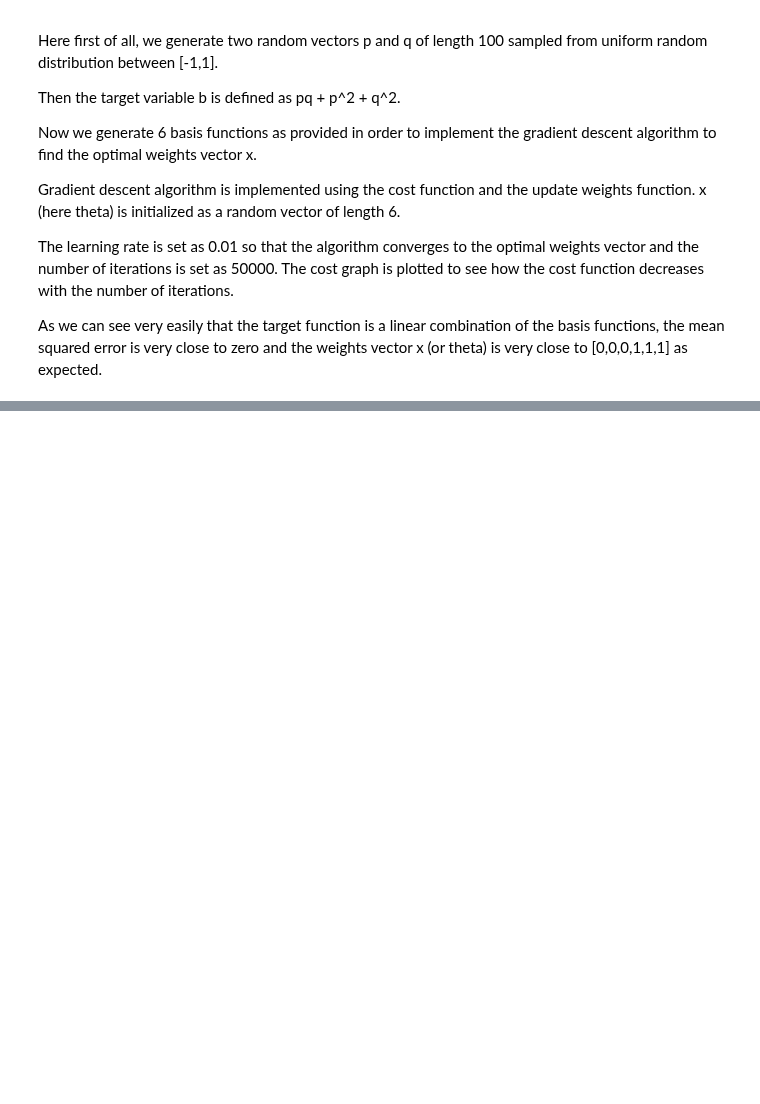
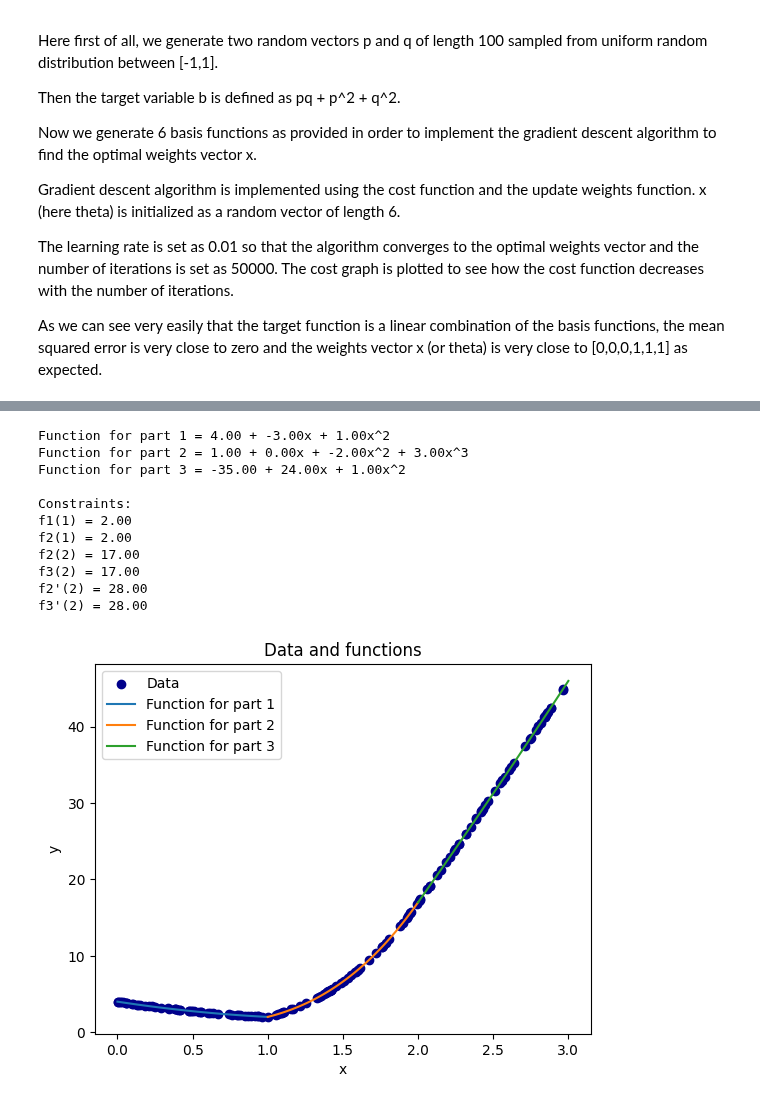
Before and after one commit to Baron105/ML-Assignments, a Jupyter notebook: AI61003/Assignment/final.ipynb, the cells around one changed output, grey strips where cells are left out. Cells and saved outputs as stored; diff of their text form; code cells hidden in the pictures; blank space fills up the shorter version.

```diff
--- a/AI61003/Assignment/final.ipynb
+++ b/AI61003/Assignment/final.ipynb
@@ -136,0 +158,73 @@ Mean Squared Error (MSE): 9.227715943160692e-28
+# %%
+# loading the data
+data = pd.read_csv("q9.csv")
+data = data.values
+
+# dividing the data into three parts
+part_1 = data[(data[:, 0] >= 0) & (data[:, 0] <= 1)]
+part_2 = data[(data[:, 0] > 1) & (data[:, 0] <= 2)]
+part_3 = data[(data[:, 0] > 2) & (data[:, 0] <= 3)]
+
+# defining the evaluation function
+def f(params, x):
+    return np.polyval(params, x)
+
+# least squares function for polynomial regression which returns the parameters
+def least_squares_poly(part, degree):
+    x = part[:, 0]
+    y = part[:, 1]
+    X = np.vander(x, degree + 1)
+
+    params = least_squares(X, y)
+    return params
+
+# calculating the parameters for the 3 parts
+params_1 = least_squares_poly(part_1, 2)
+params_2 = least_squares_poly(part_2, 3)
+params_3 = least_squares_poly(part_3, 2)
+
+# printing the functions
+print("Function for part 1 = {:.2f} + {:.2f}x + {:.2f}x^2".format(params_1[2], params_1[1], params_1[0]))
+print("Function for part 2 = {:.2f} + {:.2f}x + {:.2f}x^2 + {:.2f}x^3".format(params_2[3], params_2[2], params_2[1], params_2[0]))
+print("Function for part 3 = {:.2f} + {:.2f}x + {:.2f}x^2".format(params_3[2], params_3[1], params_3[0]))
+
+print("\nConstraints:")
+
+# check continuity
+print("f1(1) = {:.2f}".format(f(params_1, 1)))
+print("f2(1) = {:.2f}".format(f(params_2, 1)))
+print("f2(2) = {:.2f}".format(f(params_2, 2)))
+print("f3(2) = {:.2f}".format(f(params_3, 2)))
+
+# check differentiability
+print("f2'(2) = {:.2f}".format(f(np.polyder(params_2), 2)))
+print("f3'(2) = {:.2f}".format(f(np.polyder(params_3), 2)))
+
+# plotting the data and the functions to compare
+plt.scatter(data[:, 0], data[:, 1], label="Data", color="darkblue")
+
+x = np.linspace(0, 1, 100)
+plt.plot(x, f(params_1, x), label="Function for part 1")
+x = np.linspace(1, 2, 100)
+plt.plot(x, f(params_2, x), label="Function for part 2")
+x = np.linspace(2, 3, 100)
+plt.plot(x, f(params_3, x), label="Function for part 3")
+
+plt.title("Data and functions")
+plt.xlabel("x")
+plt.ylabel("y")
+plt.legend()
+plt.show()
+# %% [output]
+Function for part 1 = 4.00 + -3.00x + 1.00x^2
+Function for part 2 = 1.00 + 0.00x + -2.00x^2 + 3.00x^3
+Function for part 3 = -35.00 + 24.00x + 1.00x^2
+
+Constraints:
+f1(1) = 2.00
+f2(1) = 2.00
+f2(2) = 17.00
+f3(2) = 17.00
+f2'(2) = 28.00
+f3'(2) = 28.00
+[figure, added]
```
Also changed, not shown: parts of 4 cells of this notebook, 1 other file.
